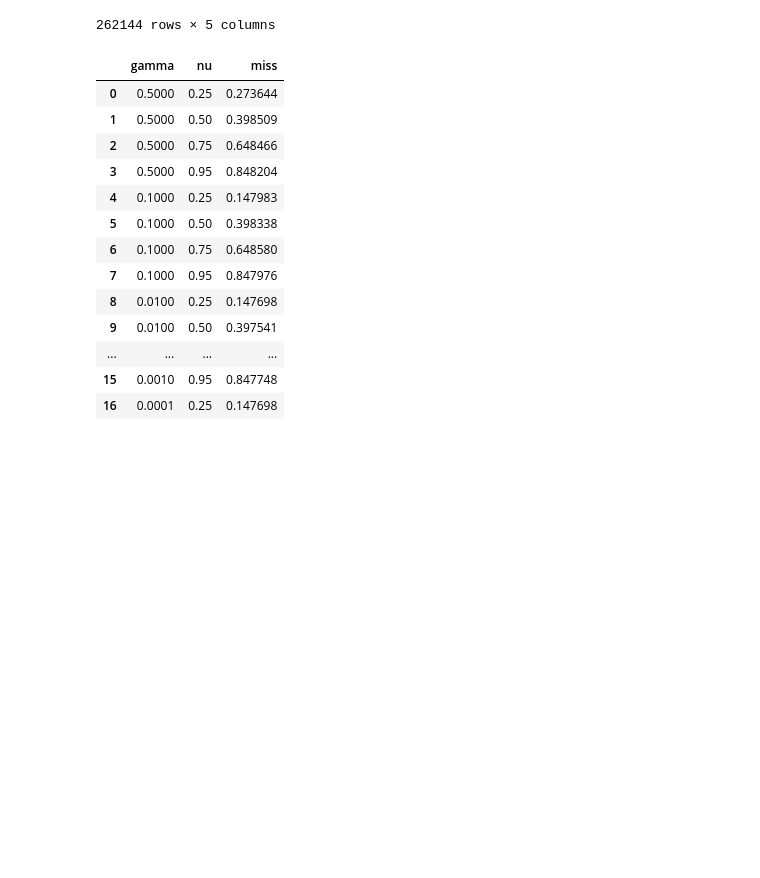
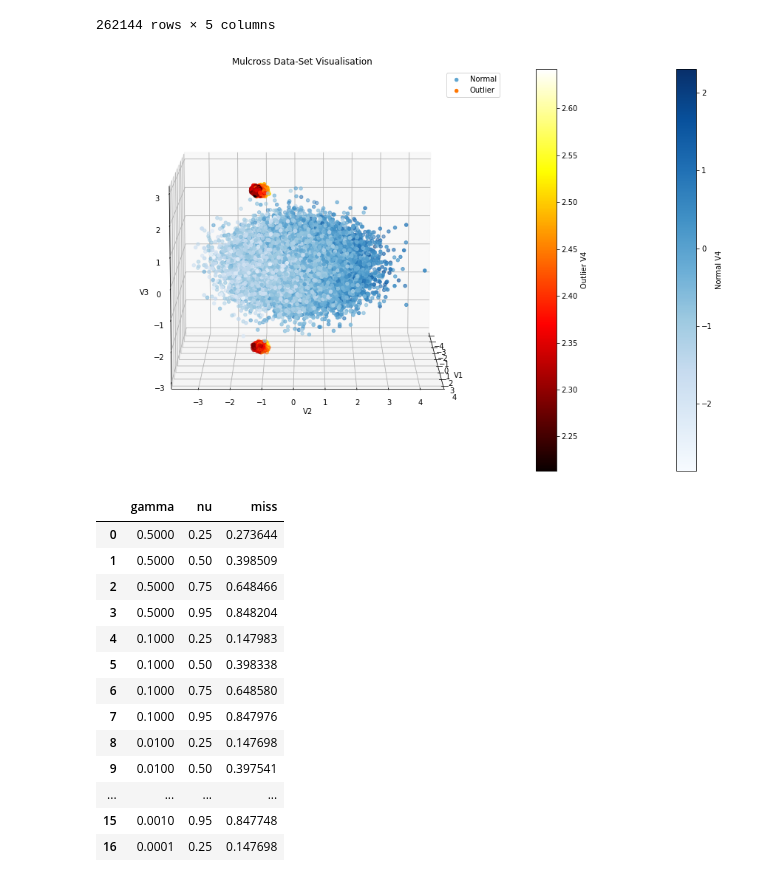
Before and after one commit to MegaCookies88/ML-Project-OutlierDetection, a Jupyter notebook: SVM.ipynb, the cells around one changed output. Cells and saved outputs as stored; diff of their text form; code cells hidden in the pictures; blank space fills up the shorter version.

```diff
--- a/SVM.ipynb
+++ b/SVM.ipynb
@@ -58,3 +35,33 @@ print('ETr %.2f %% ERTe %.2f %% EOTe %.2f %%' %
+# %%
+from mpl_toolkits.mplot3d import Axes3D
+
+df_s = df.sample(frac=0.1, random_state=1)
+
+fig = plt.figure(figsize=(20,10))
+ax = fig.add_subplot(111, projection='3d')
+
+normal = ax.scatter(df_s[df_s.Target==1].V1, df_s[df_s.Target==1].V2,
+                    df_s[df_s.Target==1].V3, c=df_s[df_s.Target==1].V4,
+                    cmap='Blues')
+
+outlier = ax.scatter(df_s[df_s.Target==-1].V1, df_s[df_s.Target==-1].V2,
+                     df_s[df_s.Target==-1].V3, c=df_s[df_s.Target==-1].V4,
+                     cmap=plt.hot())
+
+ax.view_init(10, 360)
+
+fig.colorbar(normal, label='Normal V4')
+fig.colorbar(outlier, label='Outlier V4')
+
+plt.legend(['Normal','Outlier'])
+ax.set_xlabel('V1')
+ax.set_ylabel('V2')
+ax.set_zlabel('V3')
+ax.set_title('Mulcross Data-Set Visualisation')
+
+plt.show()
+# %% [output]
+[figure, added]
 # %%
 # N-Folds Cross Validation
 def N_folds_CV(X, y, n, model):
```
Also changed, not shown: parts of 3 cells of this notebook.
